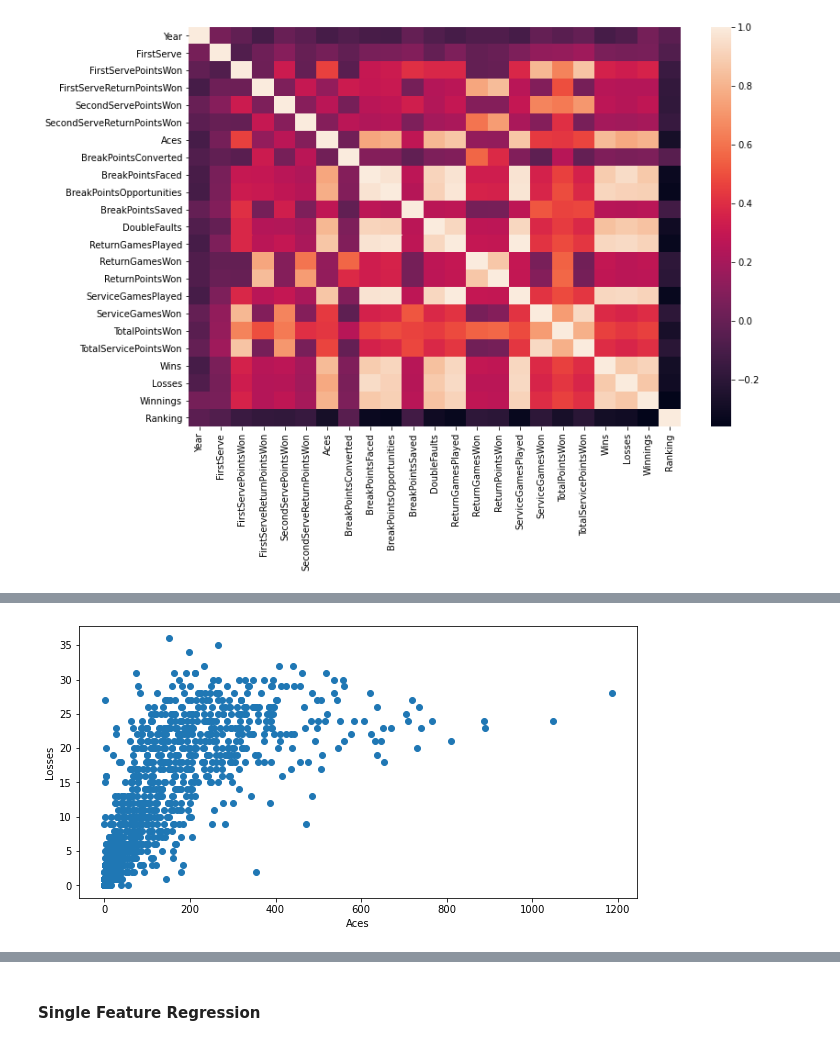
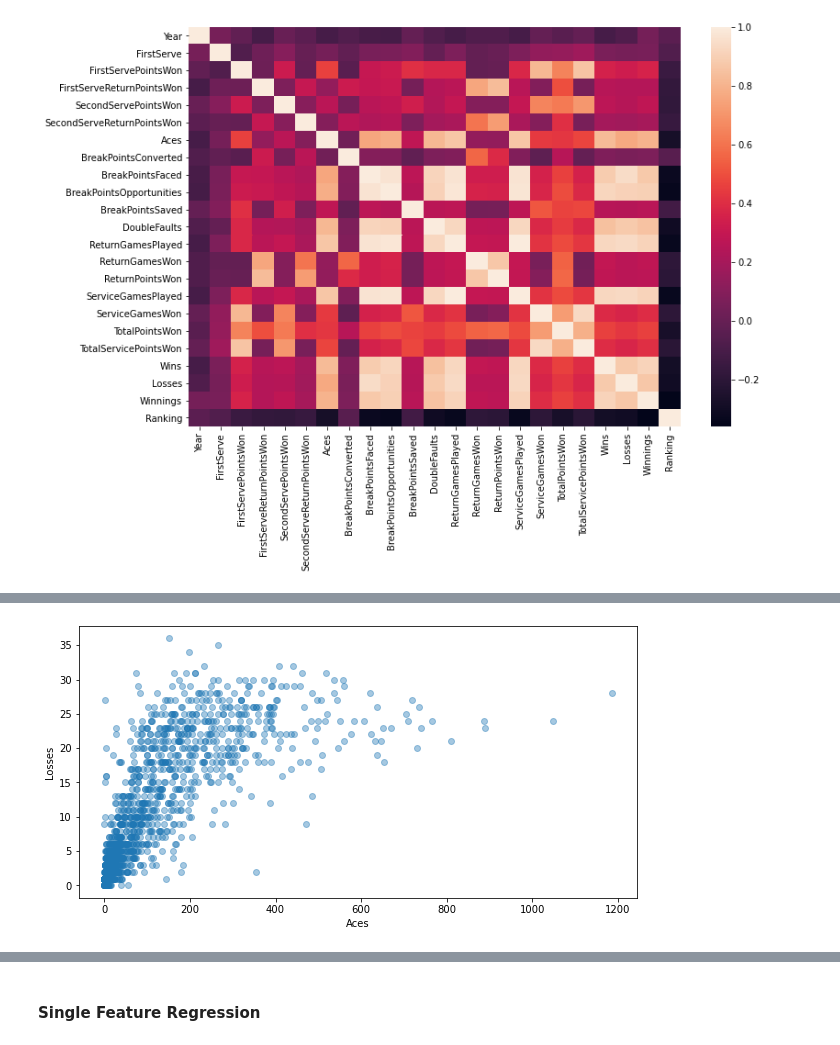
Before and after one commit to joeelorm/Projects, a Jupyter notebook: Machine Learning/Tennis Ace.ipynb, the cells around one changed output, grey strips where cells are left out. Saved outputs shown, nothing was run; the diff lists cells and outputs as text; code cells hidden in the pictures.

```diff
--- a/Machine Learning/Tennis Ace.ipynb
+++ b/Machine Learning/Tennis Ace.ipynb
@@ -117,10 +117,10 @@ plt.show()
 # %%
 plt.figure(figsize = (10, 5))
-plt.scatter(tennis['Aces'], tennis['Losses'])
+plt.scatter(tennis['Aces'], tennis['Losses'], alpha = 0.4)
 plt.xlabel('Aces')
 plt.ylabel('Losses')
 plt.show()
 # %% [output]
-[figure, old version]
+[figure, new version]
 # %%
 plt.figure(figsize = (10, 5))
```
Also changed, not shown: parts of 7 cells of this notebook.
